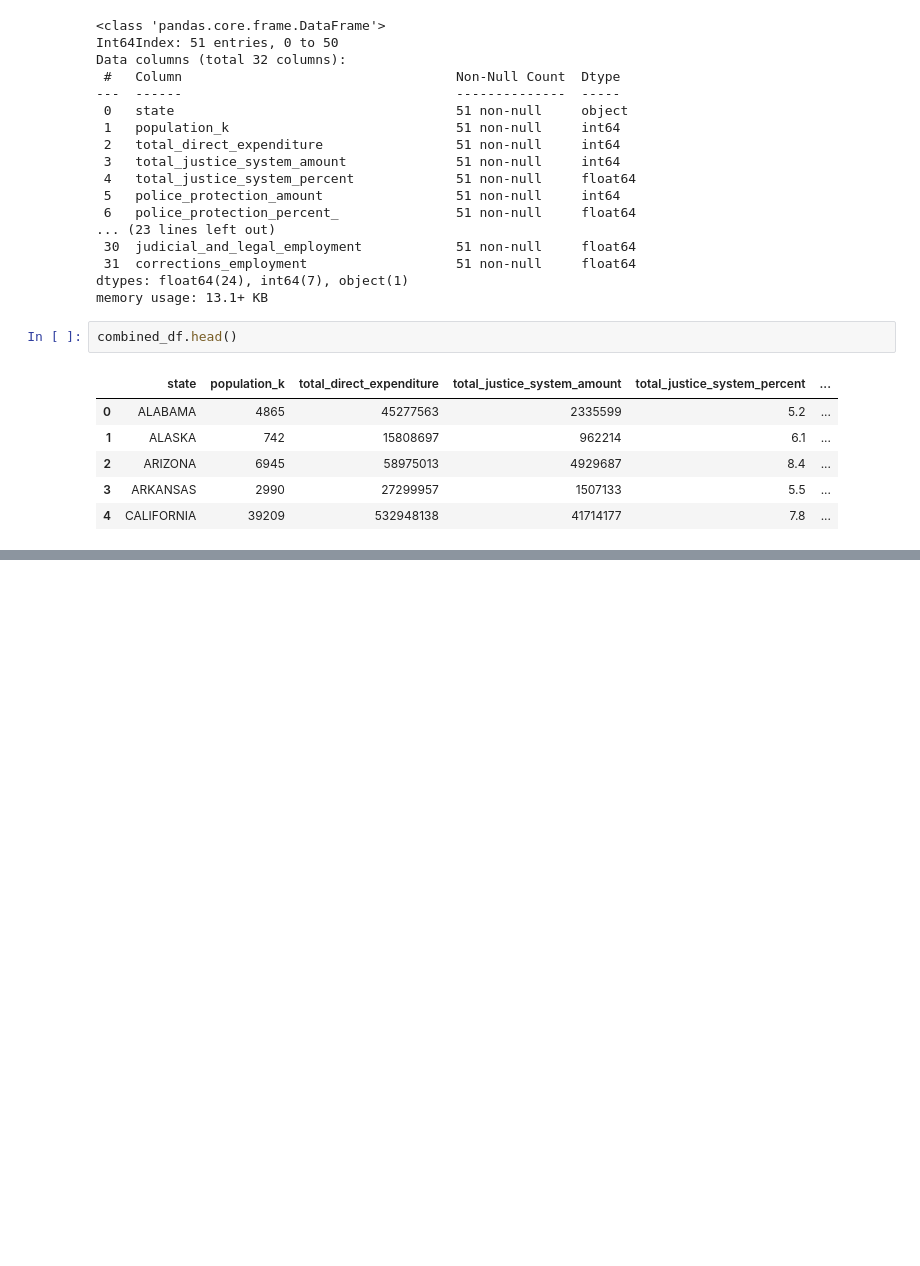
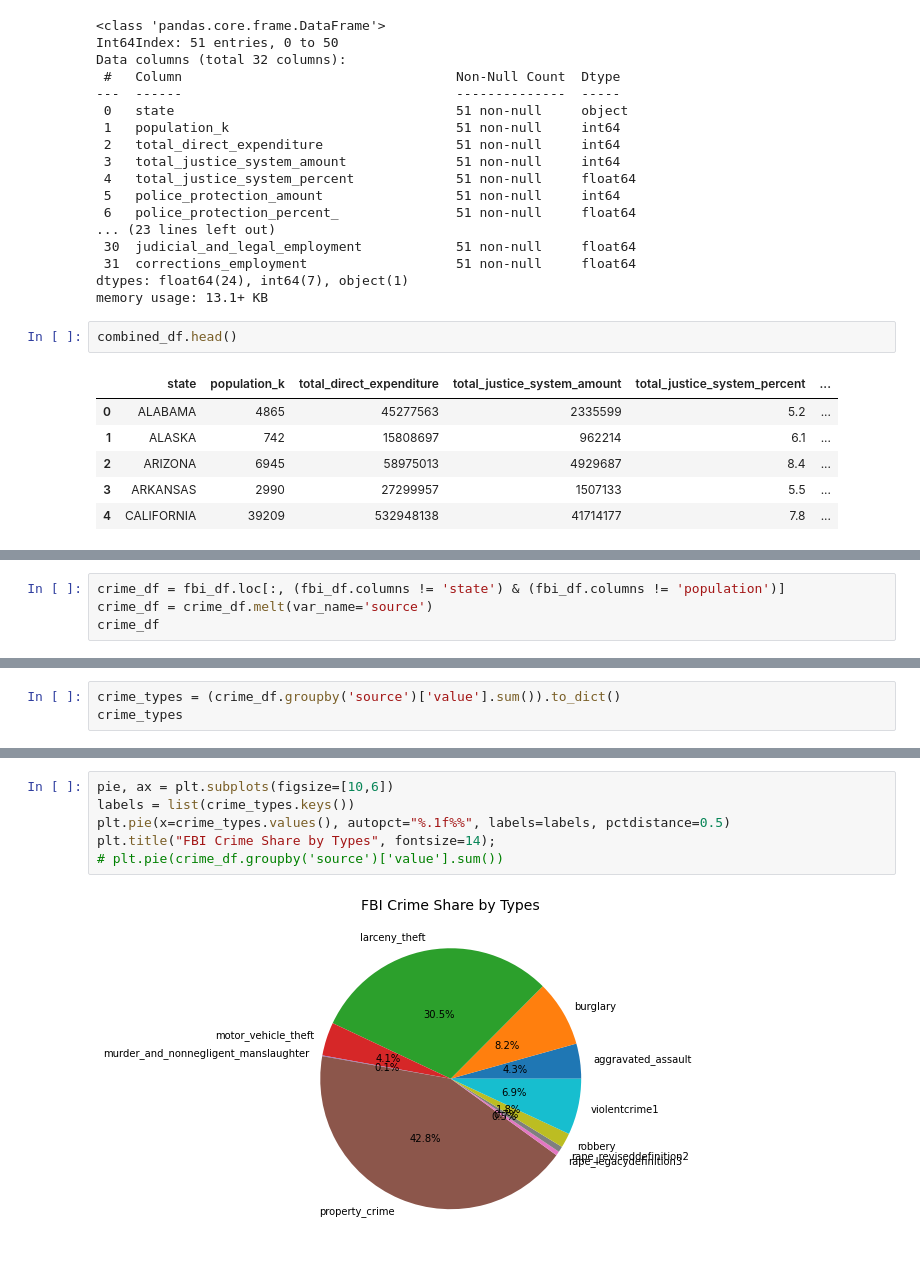
Before and after one commit to ninadcpa/DSC540, a Jupyter notebook: Final_Project.ipynb, the cells around one changed output, grey strips where cells are left out. Saved outputs shown, nothing was run; the diff lists cells and outputs as text; blank space fills up the shorter version.

```diff
--- a/Final_Project.ipynb
+++ b/Final_Project.ipynb
@@ -813,0 +909,4 @@ combined_df.head()
+# %%
+crime_df = fbi_df.loc[:, (fbi_df.columns != 'state') & (fbi_df.columns != 'population')]
+crime_df = crime_df.melt(var_name='source')
+crime_df
@@ -813,0 +927,3 @@ combined_df.head()
+# %%
+crime_types = (crime_df.groupby('source')['value'].sum()).to_dict()
+crime_types
@@ -813,0 +941,8 @@ combined_df.head()
+# %%
+pie, ax = plt.subplots(figsize=[10,6])
+labels = list(crime_types.keys())
+plt.pie(x=crime_types.values(), autopct="%.1f%%", labels=labels, pctdistance=0.5)
+plt.title("FBI Crime Share by Types", fontsize=14);
+# plt.pie(crime_df.groupby('source')['value'].sum())
+# %% [output]
+[figure, added]
```
Also changed, not shown: parts of 15 cells of this notebook.
